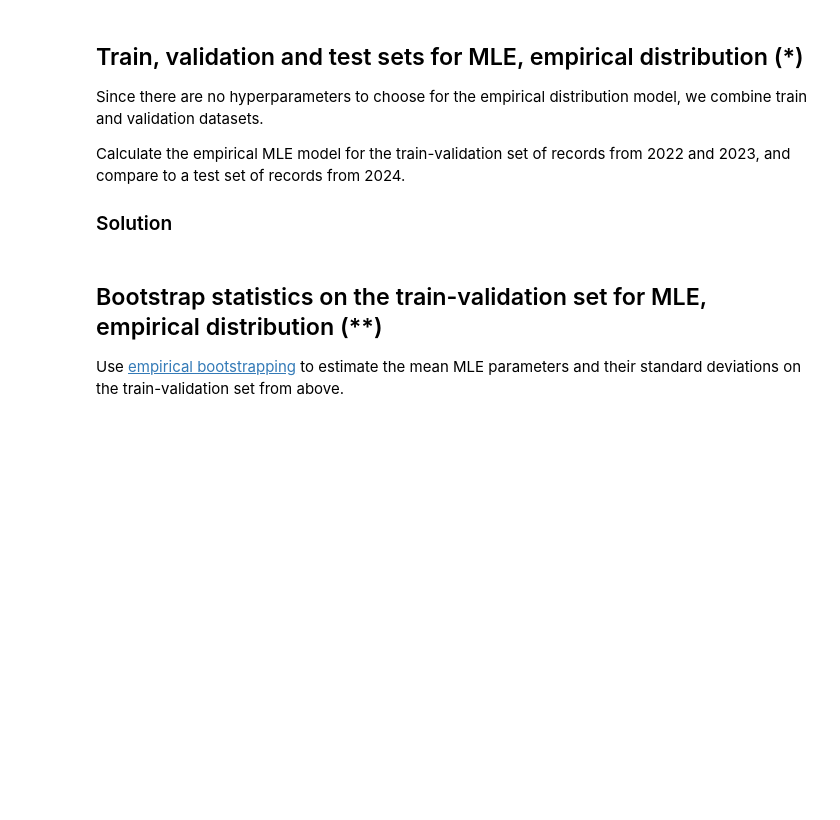
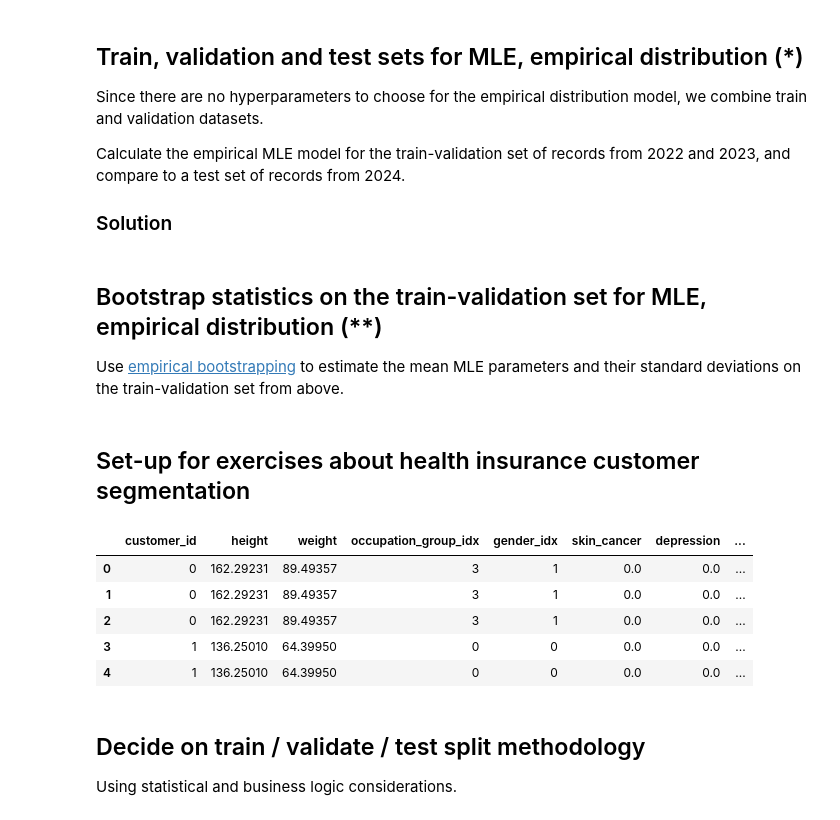
Before and after one commit to munichpavel/risk-ai-workshop, a Jupyter notebook: notebooks/high-risk-exercises.ipynb, the cells around one changed output. Drawn from its saved outputs; the diff is of its cells as text; code cells hidden in the pictures; blank space fills up the shorter version.

```diff
--- a/notebooks/high-risk-exercises.ipynb
+++ b/notebooks/high-risk-exercises.ipynb
@@ -71,3 +72,5 @@ Calculate the empirical MLE model for the train-validation set of records from 2
 ## Bootstrap statistics on the train-validation set for MLE, empirical distribution (**)
 
 Use [empirical bootstrapping](https://en.wikipedia.org/wiki/Bootstrapping_(statistics)) to estimate the mean MLE parameters and their standard deviations on the train-validation set from above.
+# %% [markdown]
+## Set-up for exercises about health insurance customer segmentation
@@ -73,0 +122,17 @@ Use [empirical bootstrapping](https://en.wikipedia.org/wiki/Bootstrapping_(stati
+# %%
+customer_df = pd.read_csv(data_dir / 'simplified-customer-health.csv')
+claims_df = pd.read_csv(data_dir / 'aggregate-claim-1.csv')  # use claims data post duplication error fix
+
+X_y_raw_df = pd.merge(customer_df, claims_df, on='customer_id', how='left')
+X_y_raw_df.head()
+# %% [output]
+|  | customer_id | height | weight | occupation_group_idx | gender_idx | skin_cancer | depression | ... |
+| 0 | 0 | 162.29231 | 89.49357 | 3 | 1 | 0.0 | 0.0 | ... |
+| 1 | 0 | 162.29231 | 89.49357 | 3 | 1 | 0.0 | 0.0 | ... |
+| 2 | 0 | 162.29231 | 89.49357 | 3 | 1 | 0.0 | 0.0 | ... |
+| 3 | 1 | 136.25010 | 64.39950 | 0 | 0 | 0.0 | 0.0 | ... |
+| 4 | 1 | 136.25010 | 64.39950 | 0 | 0 | 0.0 | 0.0 | ... |
+# %% [markdown]
+## Decide on train / validate / test split methodology
+
+Using statistical and business logic considerations.
```
Also changed, not shown: parts of 26 cells of this notebook, 5 other files.
